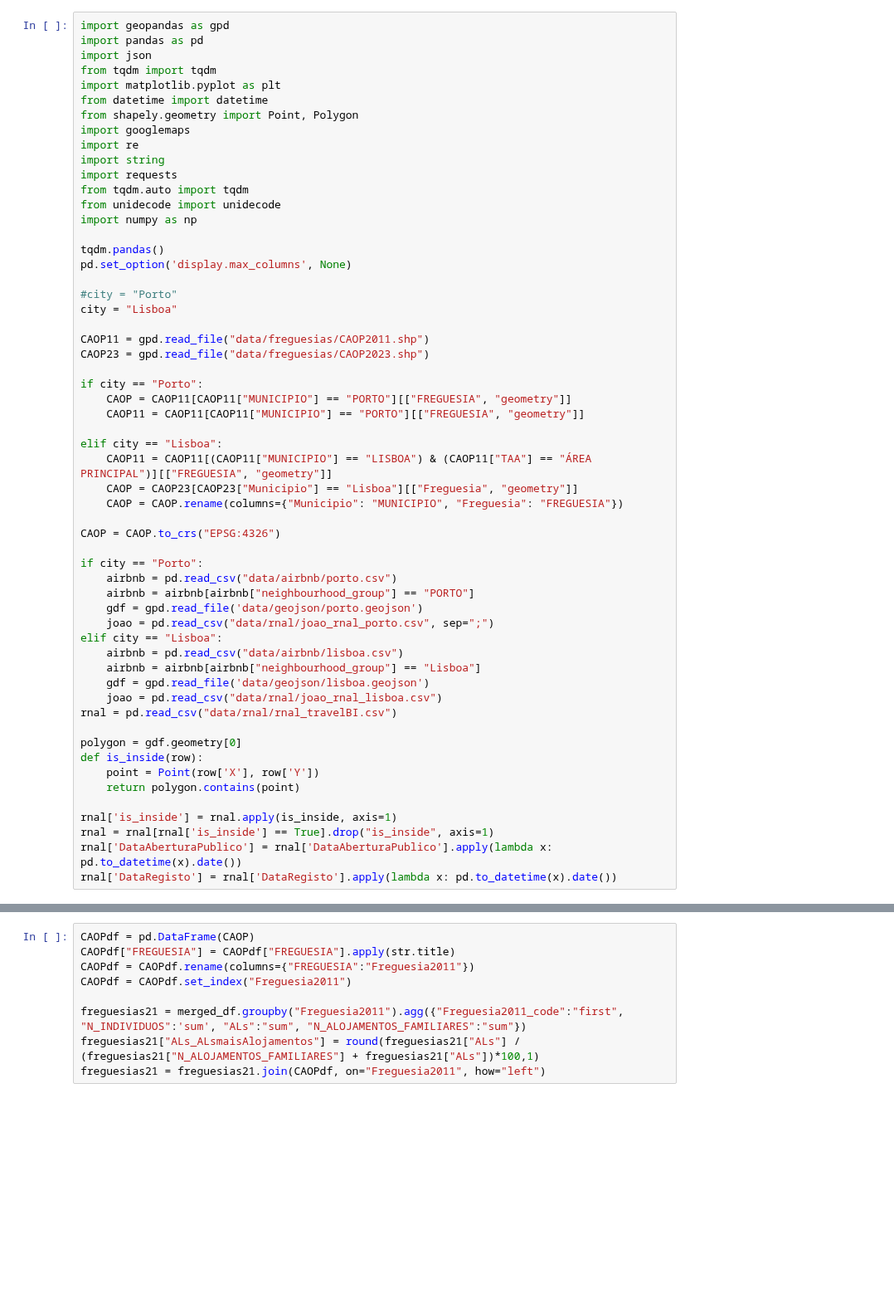
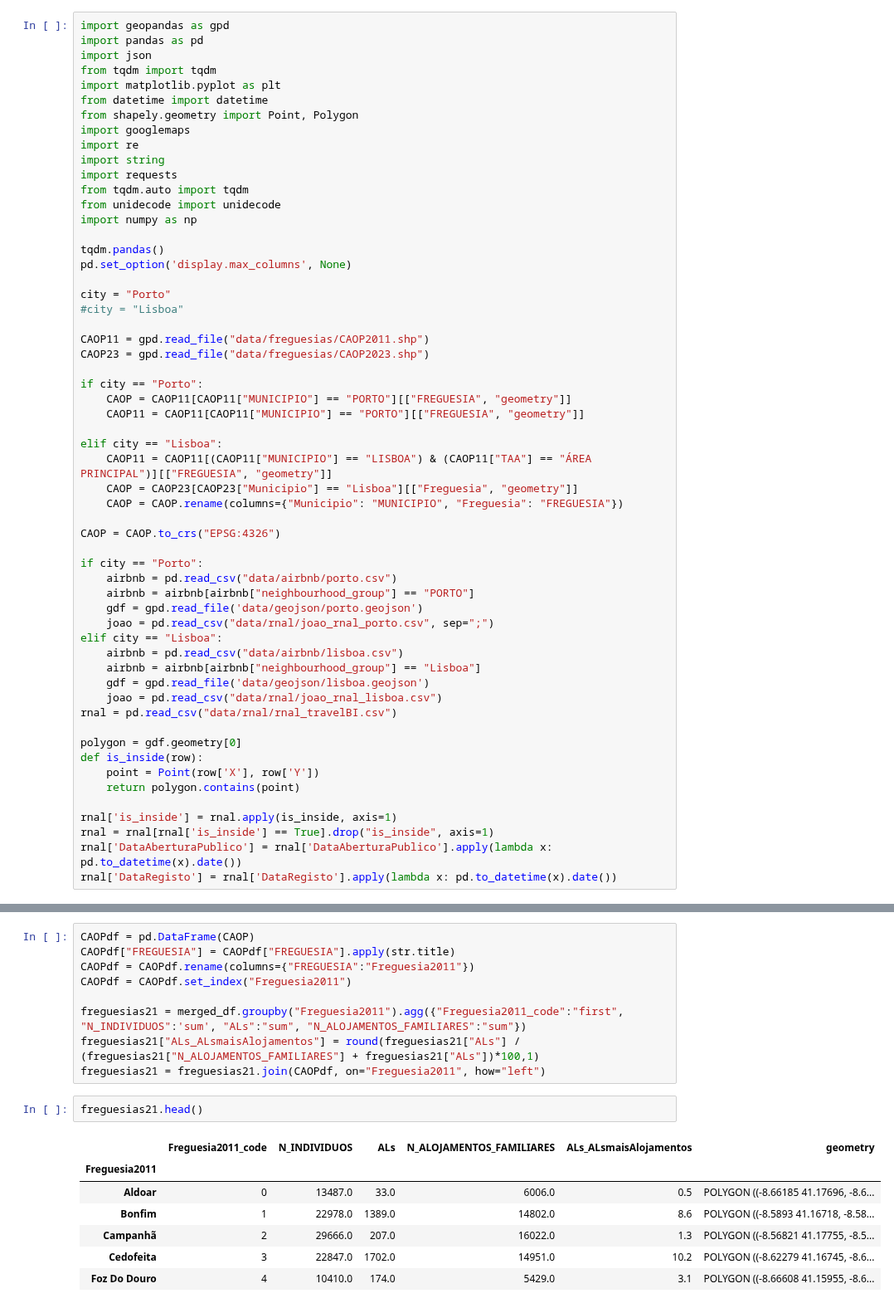
Before and after one commit to drowninginc/desalojamento, a Jupyter notebook: final_python/final.ipynb, the cells around one changed output, grey strips where cells are left out. Shown at 83% size. Saved outputs shown, nothing was run; the diff lists cells and outputs as text; blank space fills up the shorter version.

```diff
--- a/final_python/final.ipynb
+++ b/final_python/final.ipynb
@@ -17,8 +17,8 @@ import numpy as np
 tqdm.pandas()
 pd.set_option('display.max_columns', None)
 
-#city = "Porto"
-city = "Lisboa"
+city = "Porto"
+#city = "Lisboa"
 
 CAOP11 = gpd.read_file("data/freguesias/CAOP2011.shp")
 CAOP23 = gpd.read_file("data/freguesias/CAOP2023.shp")
@@ -233,6 +233,16 @@ CAOPdf = CAOPdf.set_index("Freguesia2011")
 freguesias21 = merged_df.groupby("Freguesia2011").agg({"Freguesia2011_code":"first", "N_INDIVIDUOS":'sum', "ALs":"sum", "N_ALOJAMENTOS_FAMILIARES":"sum"})
 freguesias21["ALs_ALsmaisAlojamentos"] = round(freguesias21["ALs"] / (freguesias21["N_ALOJAMENTOS_FAMILIARES"] + freguesias21["ALs"])*100,1)
 freguesias21 = freguesias21.join(CAOPdf, on="Freguesia2011", how="left")
+# %%
+freguesias21.head()
+# %% [output]
+|  | Freguesia2011_code | N_INDIVIDUOS | ALs | N_ALOJAMENTOS_FAMILIARES | ALs_ALsmaisAlojamentos | geometry |
+| Freguesia2011 |  |  |  |  |  |  |
+| Aldoar | 0 | 13487.0 | 33.0 | 6006.0 | 0.5 | POLYGON ((-8.66185 41.17696, -8.6... |
+| Bonfim | 1 | 22978.0 | 1389.0 | 14802.0 | 8.6 | POLYGON ((-8.5893 41.16718, -8.58... |
+| Campanhã | 2 | 29666.0 | 207.0 | 16022.0 | 1.3 | POLYGON ((-8.56821 41.17755, -8.5... |
+| Cedofeita | 3 | 22847.0 | 1702.0 | 14951.0 | 10.2 | POLYGON ((-8.62279 41.16745, -8.6... |
+| Foz Do Douro | 4 | 10410.0 | 174.0 | 5429.0 | 3.1 | POLYGON ((-8.66608 41.15955, -8.6... |
 # %%
 if city == "Porto":
     input_file = "data/censos/BGRI2011_porto.gpkg"
```
Also changed, not shown: parts of 5 cells of this notebook, 8 other files.
